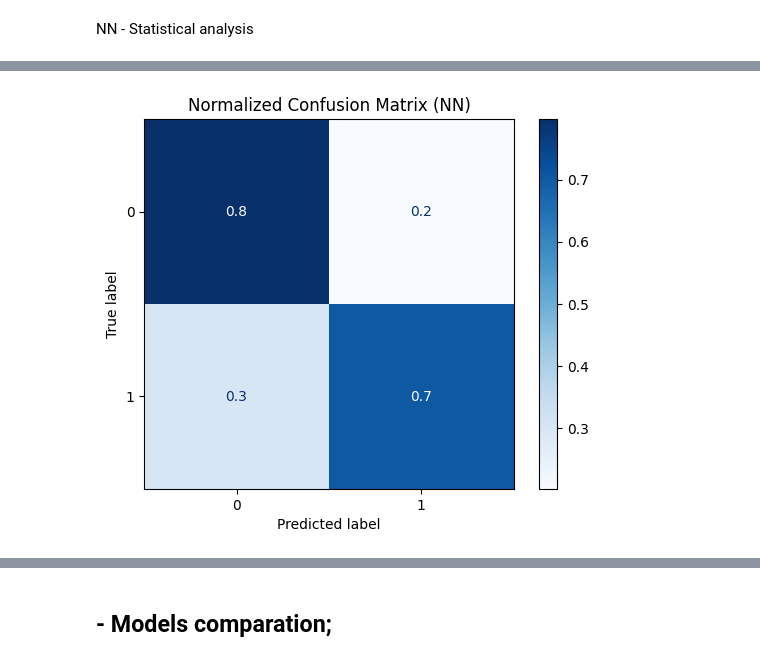
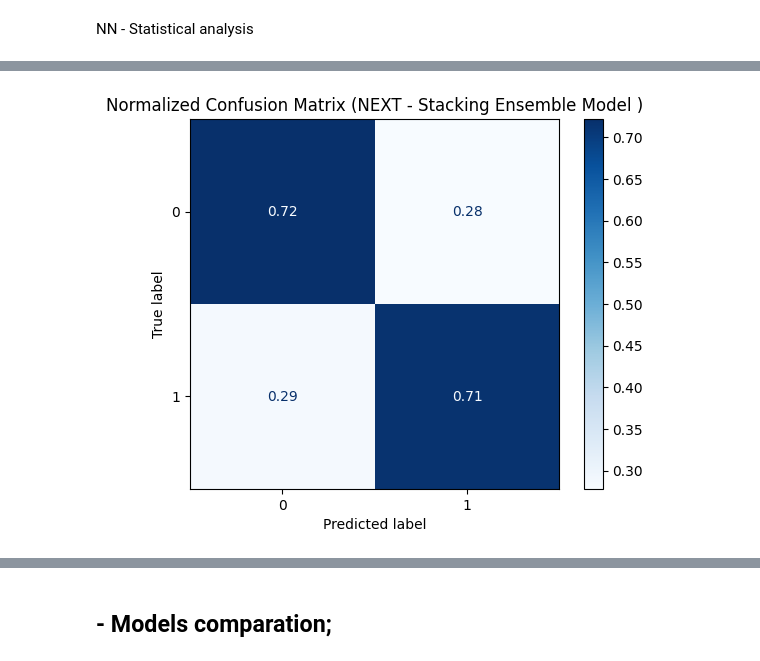
Before and after one commit to heinzarnitun/data_mining_case_study, a Jupyter notebook: Notebook_Pred2Town_XAI_v1.1.ipynb, the cells around one changed output, grey strips where cells are left out. Drawn from its saved outputs; the diff is of its cells as text; code cells hidden in the pictures.

```diff
--- a/Notebook_Pred2Town_XAI_v1.1.ipynb
+++ b/Notebook_Pred2Town_XAI_v1.1.ipynb
@@ -540,0 +474,10 @@ dataframe_analisys
+# %%
+
+search.fit(X_train, y_train)
+
+# Grab the best pipeline
+best_xgb = search.best_estimator_
+
+# Persist it
+with open('best_xgb_next.sav', 'wb') as f:
+    pickle.dump(best_xgb, f)
@@ -541,17 +668,16 @@ dataframe_analisys
 # %%
-
 from sklearn.metrics import ConfusionMatrixDisplay
 import matplotlib.pyplot as plt
 ConfusionMatrixDisplay.from_estimator(
-    model_nn,
+    stack,
     X_test,
     y_test,
     display_labels=['0', '1'],
     cmap=plt.cm.Blues,
     normalize='true'
 )
-plt.title("Normalized Confusion Matrix (NN)")
+plt.title("Normalized Confusion Matrix (NEXT - Stacking Ensemble Model )")
 plt.show()
 # %% [output]
-[figure, old version]
+[figure, new version]
 # %%
```
Also changed, not shown: parts of 24 cells of this notebook, 6 other files.
